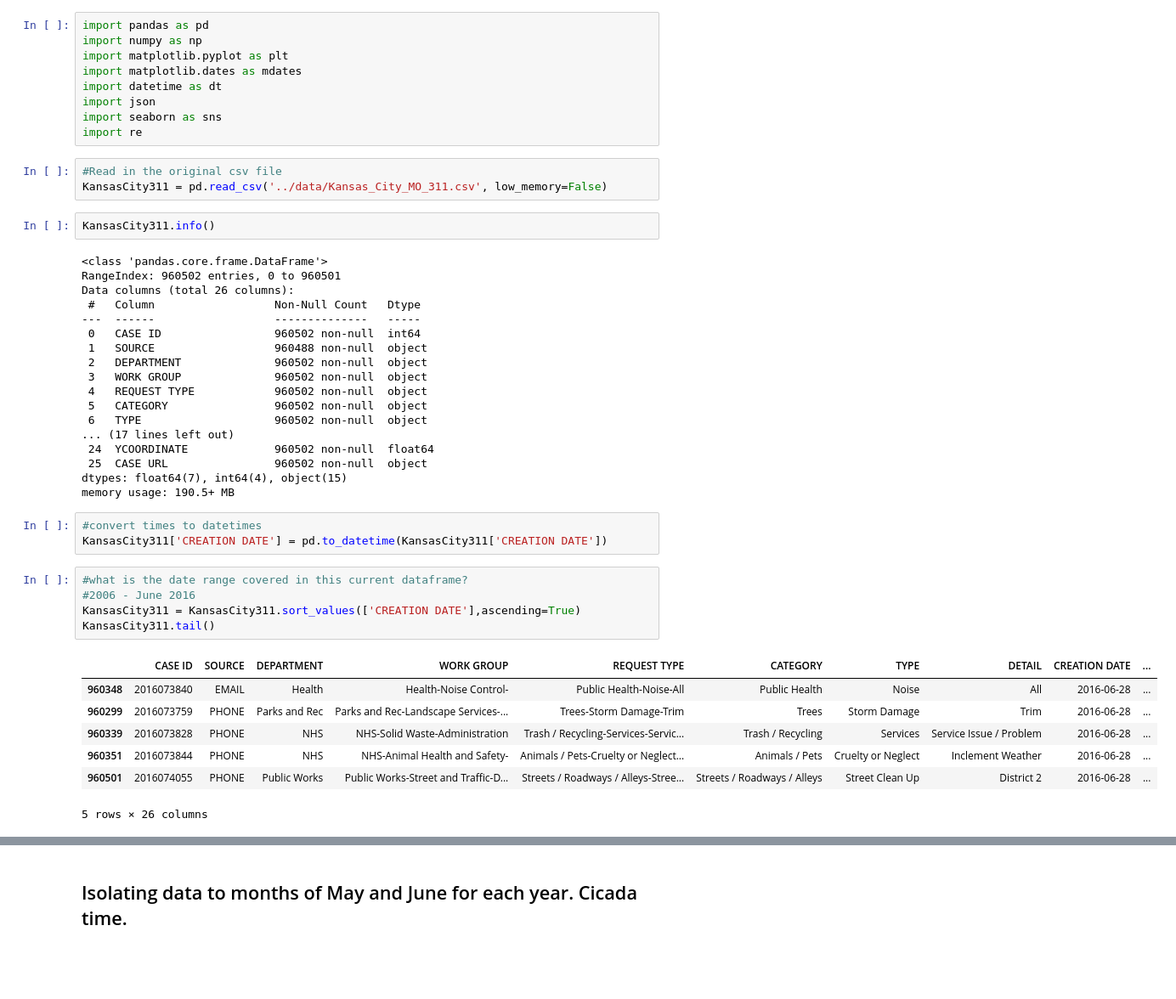
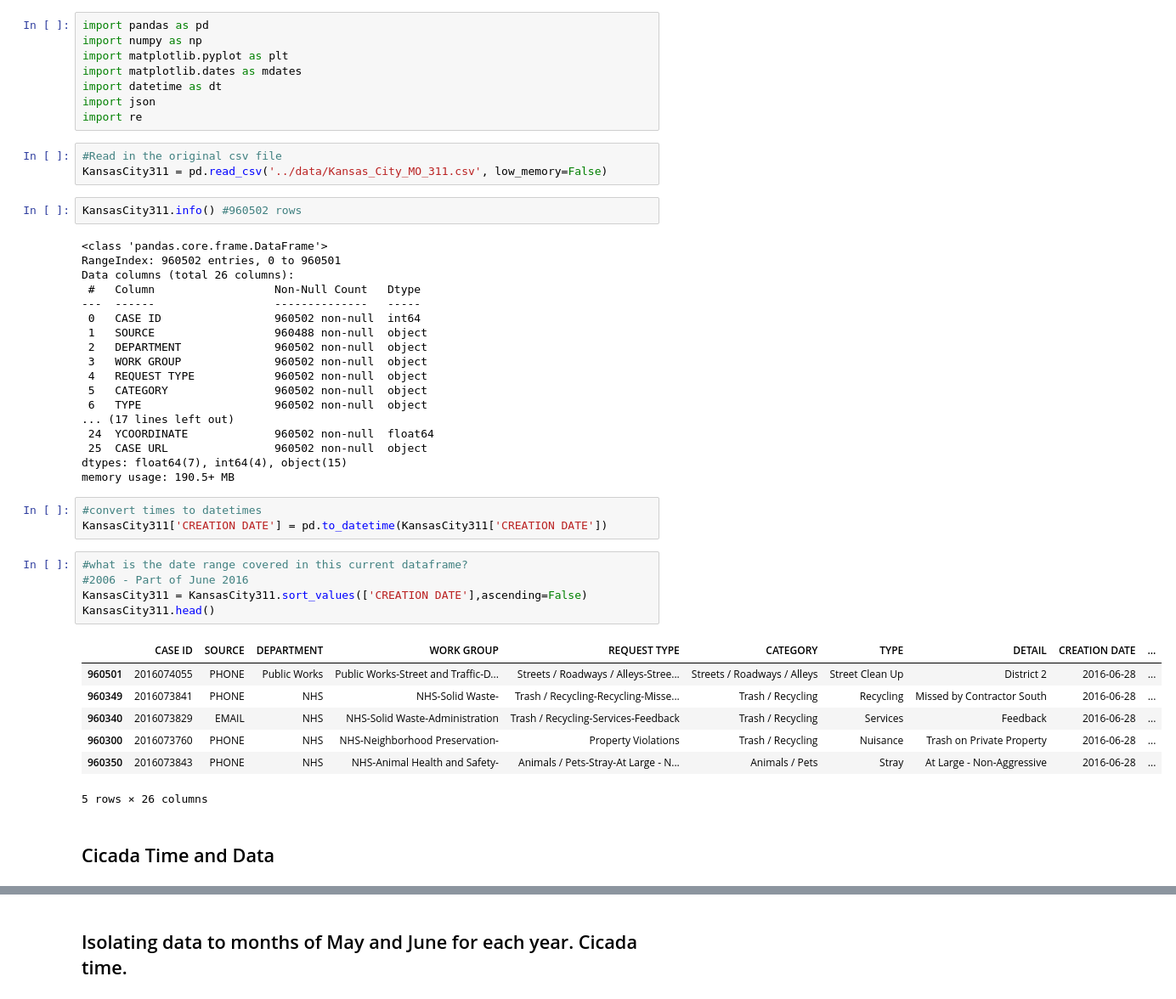
Before and after one commit to megan2/cicadas, a Jupyter notebook: notebooks/Kansas_City_MO_311.ipynb, the cells around one changed output, grey strips where cells are left out. Shown at 85% size. Cells and saved outputs as stored; diff of their text form; blank space fills up the shorter version.

```diff
--- a/notebooks/Kansas_City_MO_311.ipynb
+++ b/notebooks/Kansas_City_MO_311.ipynb
@@ -5,13 +5,12 @@ import matplotlib.pyplot as plt
 import matplotlib.dates as mdates
 import datetime as dt
 import json
-import seaborn as sns
 import re
 # %%
 #Read in the original csv file
 KansasCity311 = pd.read_csv('../data/Kansas_City_MO_311.csv', low_memory=False)
 # %%
-KansasCity311.info()
+KansasCity311.info() #960502 rows
 # %% [output]
 <class 'pandas.core.frame.DataFrame'>
 RangeIndex: 960502 entries, 0 to 960501
@@ -35,15 +34,17 @@ memory usage: 190.5+ MB
 KansasCity311['CREATION DATE'] = pd.to_datetime(KansasCity311['CREATION DATE'])
 # %%
 #what is the date range covered in this current dataframe?
-#2006 - June 2016
-KansasCity311 = KansasCity311.sort_values(['CREATION DATE'],ascending=True)
-KansasCity311.tail()
+#2006 - Part of June 2016
+KansasCity311 = KansasCity311.sort_values(['CREATION DATE'],ascending=False)
+KansasCity311.head()
 # %% [output]
 |  | CASE ID | SOURCE | DEPARTMENT | WORK GROUP | REQUEST TYPE | CATEGORY | TYPE | DETAIL | CREATION DATE | ... |
-| 960348 | 2016073840 | EMAIL | Health | Health-Noise Control- | Public Health-Noise-All | Public Health | Noise | All | 2016-06-28 | ... |
-| 960299 | 2016073759 | PHONE | Parks and Rec | Parks and Rec-Landscape Services-... | Trees-Storm Damage-Trim | Trees | Storm Damage | Trim | 2016-06-28 | ... |
-| 960339 | 2016073828 | PHONE | NHS | NHS-Solid Waste-Administration | Trash / Recycling-Services-Servic... | Trash / Recycling | Services | Service Issue / Problem | 2016-06-28 | ... |
-| 960351 | 2016073844 | PHONE | NHS | NHS-Animal Health and Safety- | Animals / Pets-Cruelty or Neglect... | Animals / Pets | Cruelty or Neglect | Inclement Weather | 2016-06-28 | ... |
 | 960501 | 2016074055 | PHONE | Public Works | Public Works-Street and Traffic-D... | Streets / Roadways / Alleys-Stree... | Streets / Roadways / Alleys | Street Clean Up | District 2 | 2016-06-28 | ... |
+| 960349 | 2016073841 | PHONE | NHS | NHS-Solid Waste- | Trash / Recycling-Recycling-Misse... | Trash / Recycling | Recycling | Missed by Contractor South | 2016-06-28 | ... |
+| 960340 | 2016073829 | EMAIL | NHS | NHS-Solid Waste-Administration | Trash / Recycling-Services-Feedback | Trash / Recycling | Services | Feedback | 2016-06-28 | ... |
+| 960300 | 2016073760 | PHONE | NHS | NHS-Neighborhood Preservation- | Property Violations | Trash / Recycling | Nuisance | Trash on Private Property | 2016-06-28 | ... |
+| 960350 | 2016073843 | PHONE | NHS | NHS-Animal Health and Safety- | Animals / Pets-Stray-At Large - N... | Animals / Pets | Stray | At Large - Non-Aggressive | 2016-06-28 | ... |
 5 rows × 26 columns
+# %% [markdown]
+## Cicada Time and Data
 # %%
```
Also changed, not shown: parts of 32 cells of this notebook, 5 other files.
